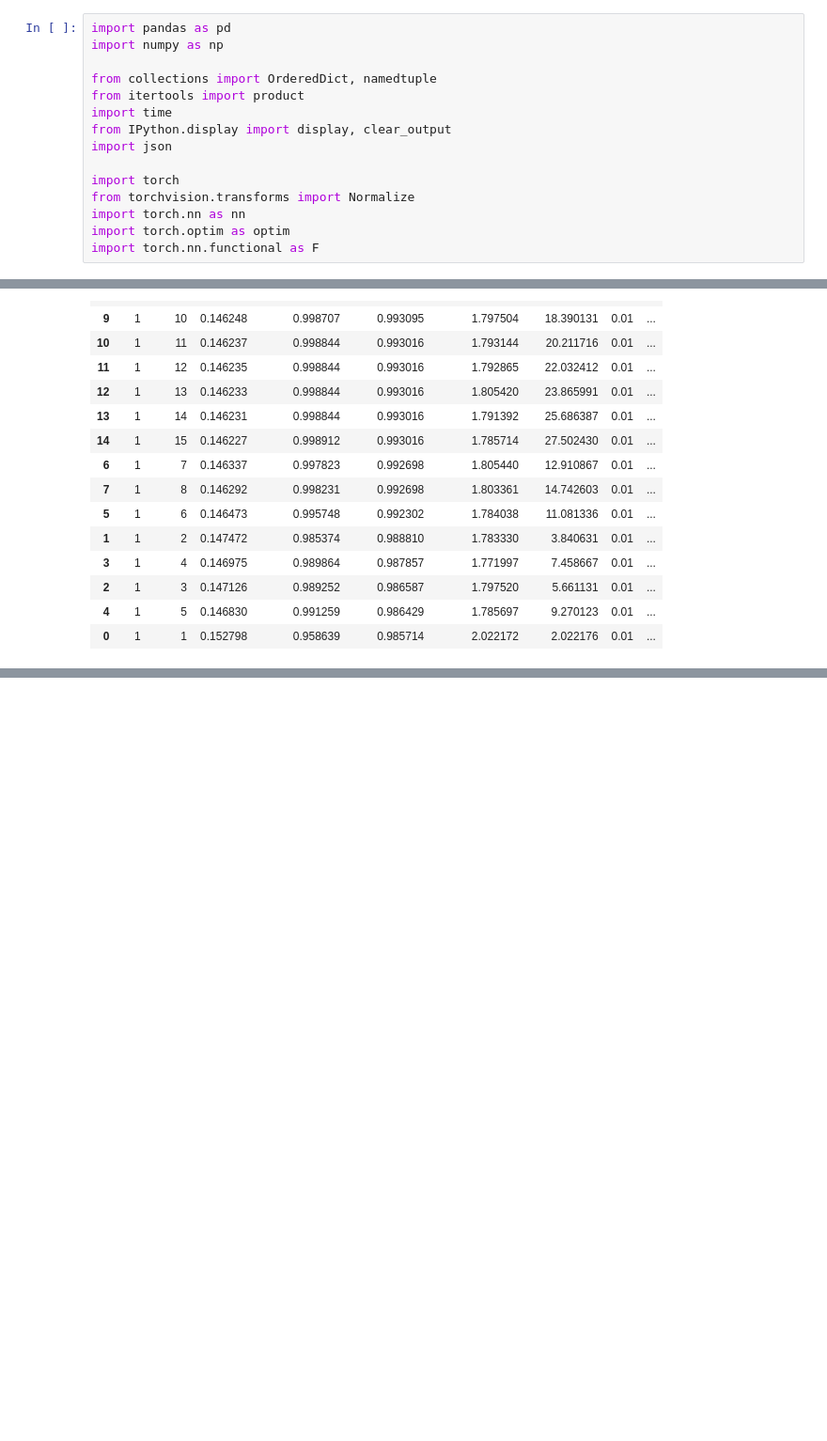
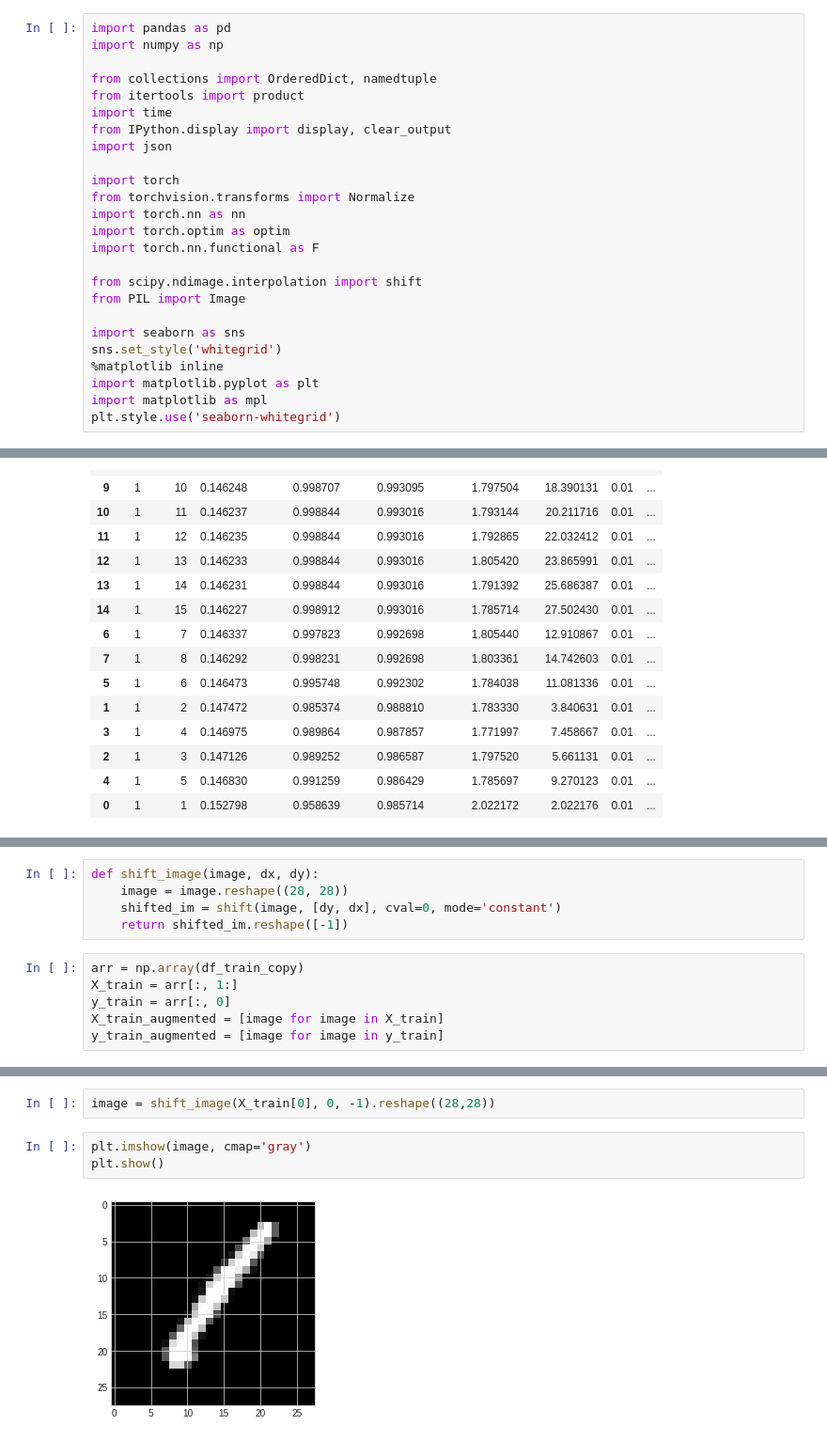
Before and after one commit to vintagedeek/mnist, a Jupyter notebook: kaggle_mnist_cnn_v1_99.ipynb, the cells around one changed output, grey strips where cells are left out. Shown at 94% size. Cells and saved outputs as stored; diff of their text form; blank space fills up the shorter version.

```diff
--- a/kaggle_mnist_cnn_v1_99.ipynb
+++ b/kaggle_mnist_cnn_v1_99.ipynb
@@ -15,6 +15,16 @@ from torchvision.transforms import Normalize
 import torch.nn as nn
 import torch.optim as optim
 import torch.nn.functional as F
+
+from scipy.ndimage.interpolation import shift
+from PIL import Image
+
+import seaborn as sns
+sns.set_style('whitegrid')
+%matplotlib inline
+import matplotlib.pyplot as plt
+import matplotlib as mpl
+plt.style.use('seaborn-whitegrid')
 # %%
 train_url = "https://raw.githubusercontent.com/wehrley/Kaggle-Digit-Recognizer/master/train.csv"
 df_train = pd.read_csv(train_url)
@@ -1106,0 +1272,11 @@ pd.DataFrame.from_dict(m.run_data).sort_values('val_accuracy', ascending=False)[
+# %%
+def shift_image(image, dx, dy):
+    image = image.reshape((28, 28))
+    shifted_im = shift(image, [dy, dx], cval=0, mode='constant')
+    return shifted_im.reshape([-1])
+# %%
+arr = np.array(df_train_copy)
+X_train = arr[:, 1:]
+y_train = arr[:, 0]
+X_train_augmented = [image for image in X_train]
+y_train_augmented = [image for image in y_train]
@@ -1106,0 +1350,7 @@ pd.DataFrame.from_dict(m.run_data).sort_values('val_accuracy', ascending=False)[
+# %%
+image = shift_image(X_train[0], 0, -1).reshape((28,28))
+# %%
+plt.imshow(image, cmap='gray')
+plt.show()
+# %% [output]
+[figure, added]
```
Also changed, not shown: parts of 27 cells of this notebook.
